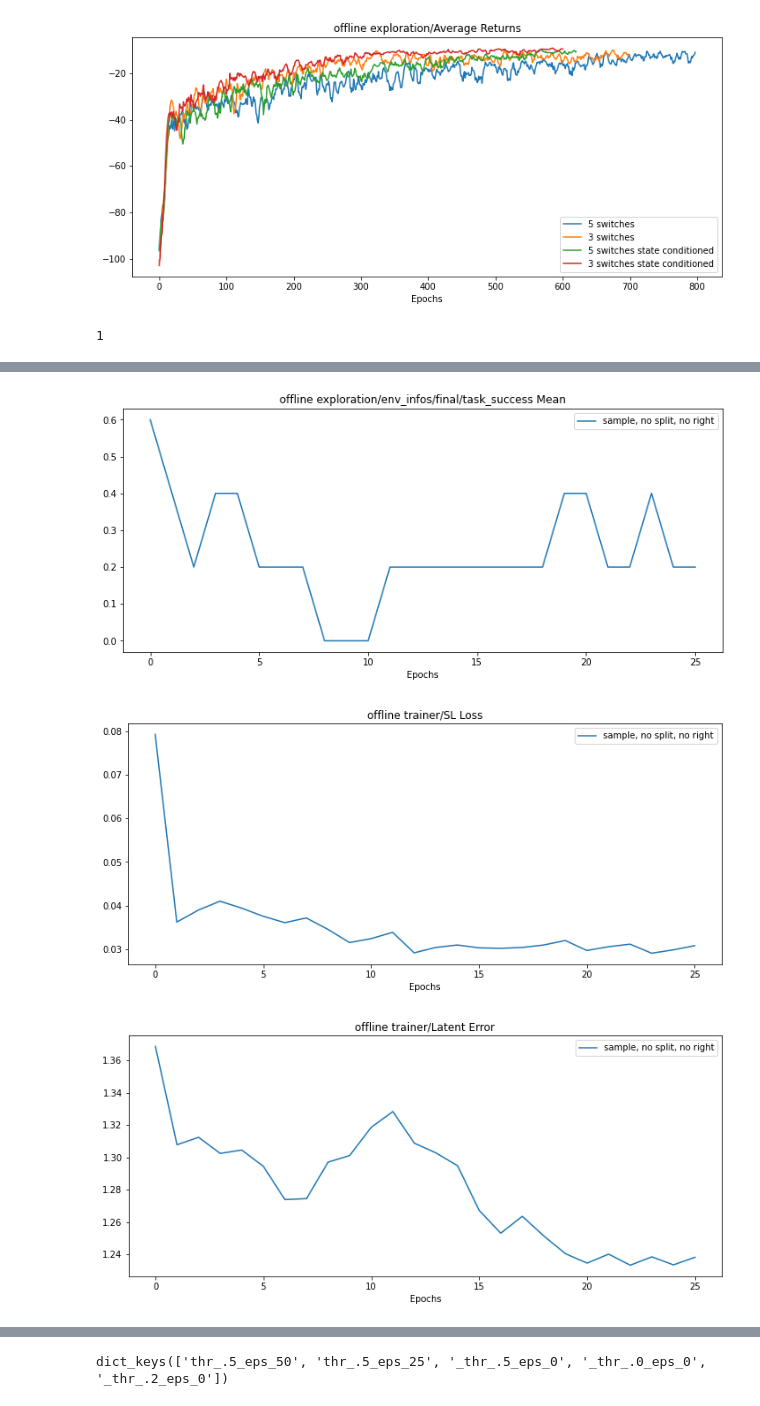
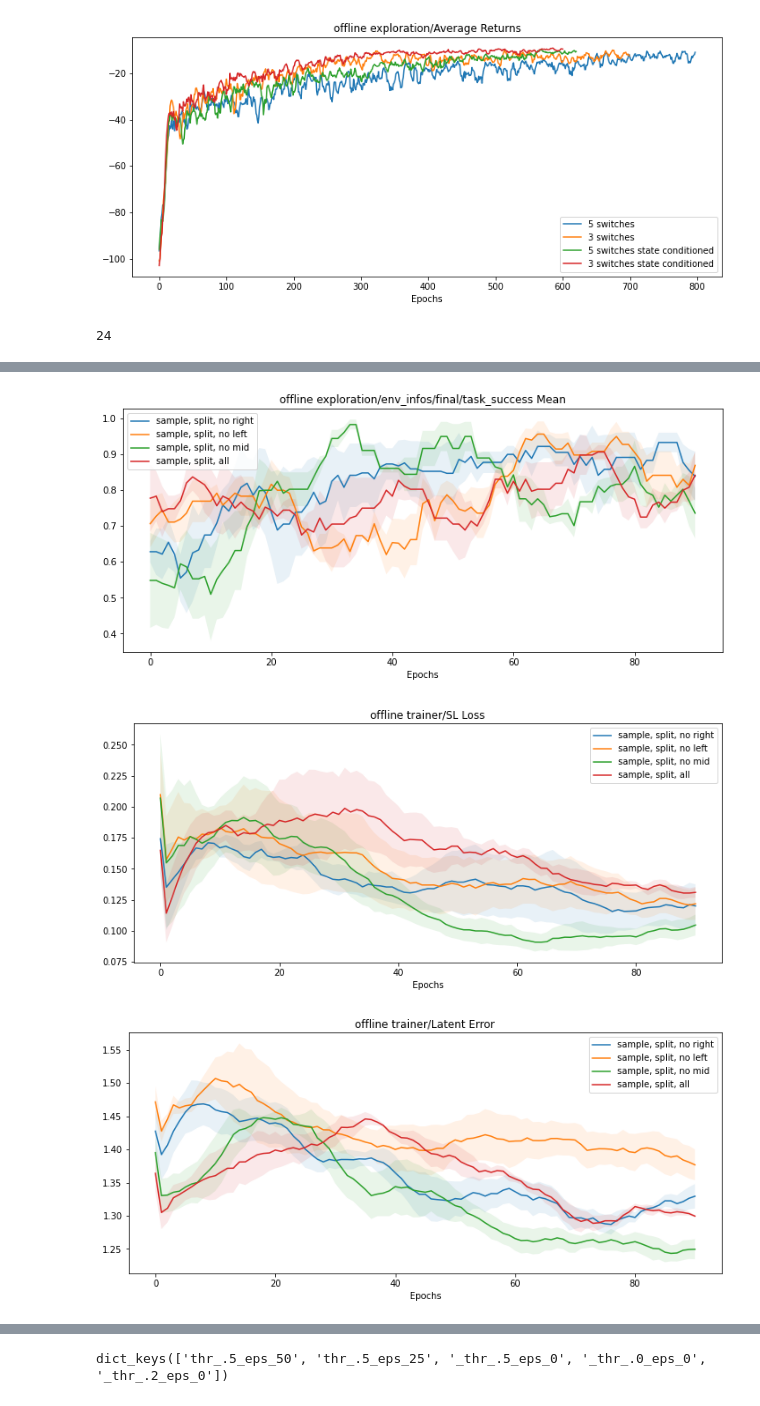
Before and after one commit to 00schen/CursorControl, a Jupyter notebook: image/plots.ipynb, the cells around one changed output, grey strips where cells are left out. Saved outputs shown, nothing was run; the diff lists cells and outputs as text; code cells hidden in the pictures.

```diff
--- a/image/plots.ipynb
+++ b/image/plots.ipynb
@@ -190,7 +190,7 @@ plot(dfs, metrics)
 [figure]
 [figure]
 # %%
-tests = ['calibrate-dqn-3']
+tests = ['calibrate-dqn-5']
 
 paths = sum([[(os.path.join(path,run),test) for run in os.listdir(path)]
              for path,test in [(os.path.join(os.path.abspath(''),'logs',test,),test) for test in tests]],[])
@@ -207,7 +207,7 @@ metrics = ['evaluation/env_infos/final/task_success Mean',
 
 print(len(dfs))
 
-i0 = [0], 'sample, no split, no right'
+i0 = [0, 1, 2], 'sample, no split, no right'
 i1 = [3, 4, 5], 'sample, no split, no left'
 i2 = [6, 7, 8], 'sample, no split, no mid'
 i3 = [9, 10, 11], 'sample, no split, all'
@@ -217,9 +217,14 @@ i5 = [15, 16, 17], 'sample, split, no left'
 i6 = [18, 19, 20], 'sample, split, no mid'
 i7 = [21, 22, 23], 'sample, split, all'
 
+# i8 = [24, 25, 26], 'sample, no split, no right'
+# i9 = [27, 28, 29], 'sample, no split, no left'
+# i10 = [30, 31, 32], 'sample, no split, no mid'
+# i11 = [], 'sample, no split, all'
 
-index_sets = [i0] #[i24, i25, i26, i27, i28, i29]
-window = 5
+
+index_sets = [i4, i5, i6, i7] #[i24, i25, i26, i27, i28, i29]
+window = 10
 plot(dfs, metrics)
 # %% [output]
-1
+24
@@ -227,3 +232,3 @@ plot(dfs, metrics)
-[figure, old version]
+[figure, new version]
-[figure, old version]
+[figure, new version]
-[figure, old version]
+[figure, new version]
```
Also changed, not shown: parts of 2 cells of this notebook, 2 other files.
